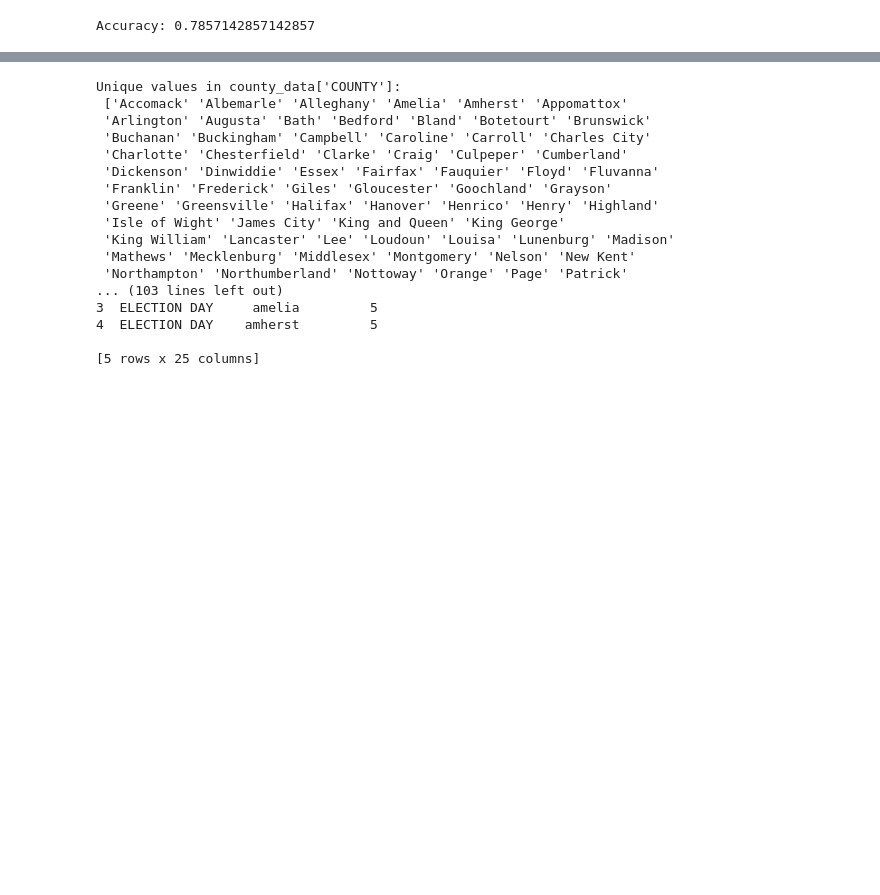
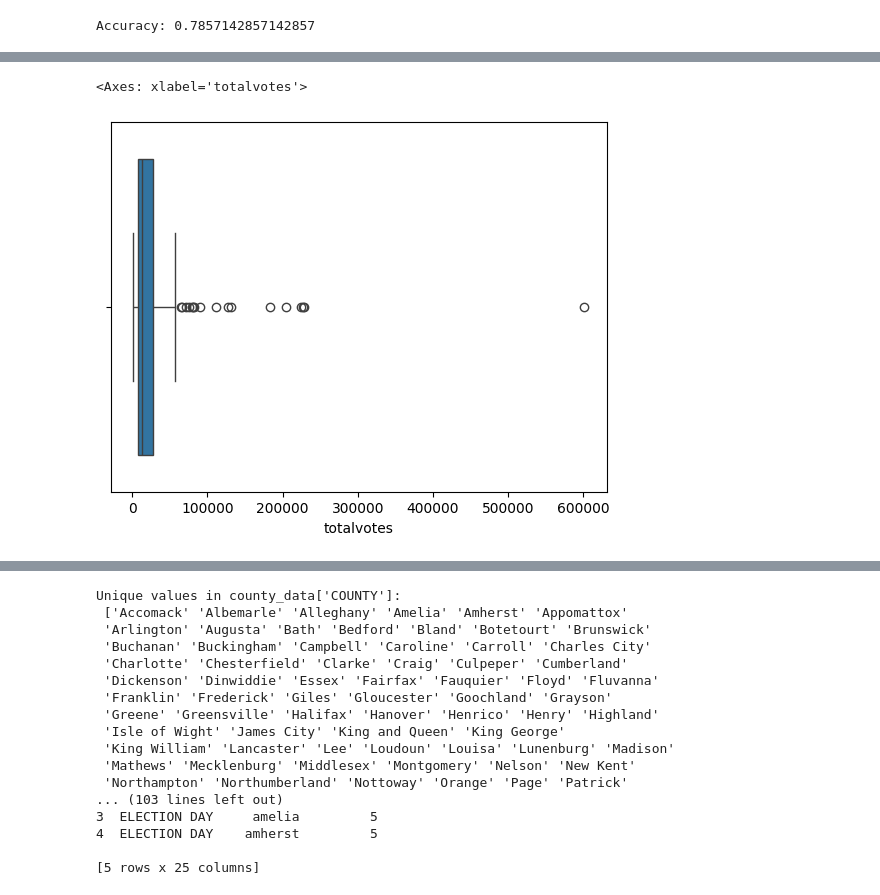
Before and after one commit to RainaVardhan/project_voting, a Jupyter notebook: model_v2.ipynb, the cells around one changed output, grey strips where cells are left out. Cells and saved outputs as stored; diff of their text form; code cells hidden in the pictures; blank space fills up the shorter version.

```diff
--- a/model_v2.ipynb
+++ b/model_v2.ipynb
@@ -216,0 +280,5 @@ Accuracy: 0.7857142857142857
+# %%
+sns.boxplot(data=combined, x=var1)
+# %% [output]
+<Axes: xlabel='totalvotes'>
+[figure, added]
```
Also changed, not shown: parts of 15 cells of this notebook.
